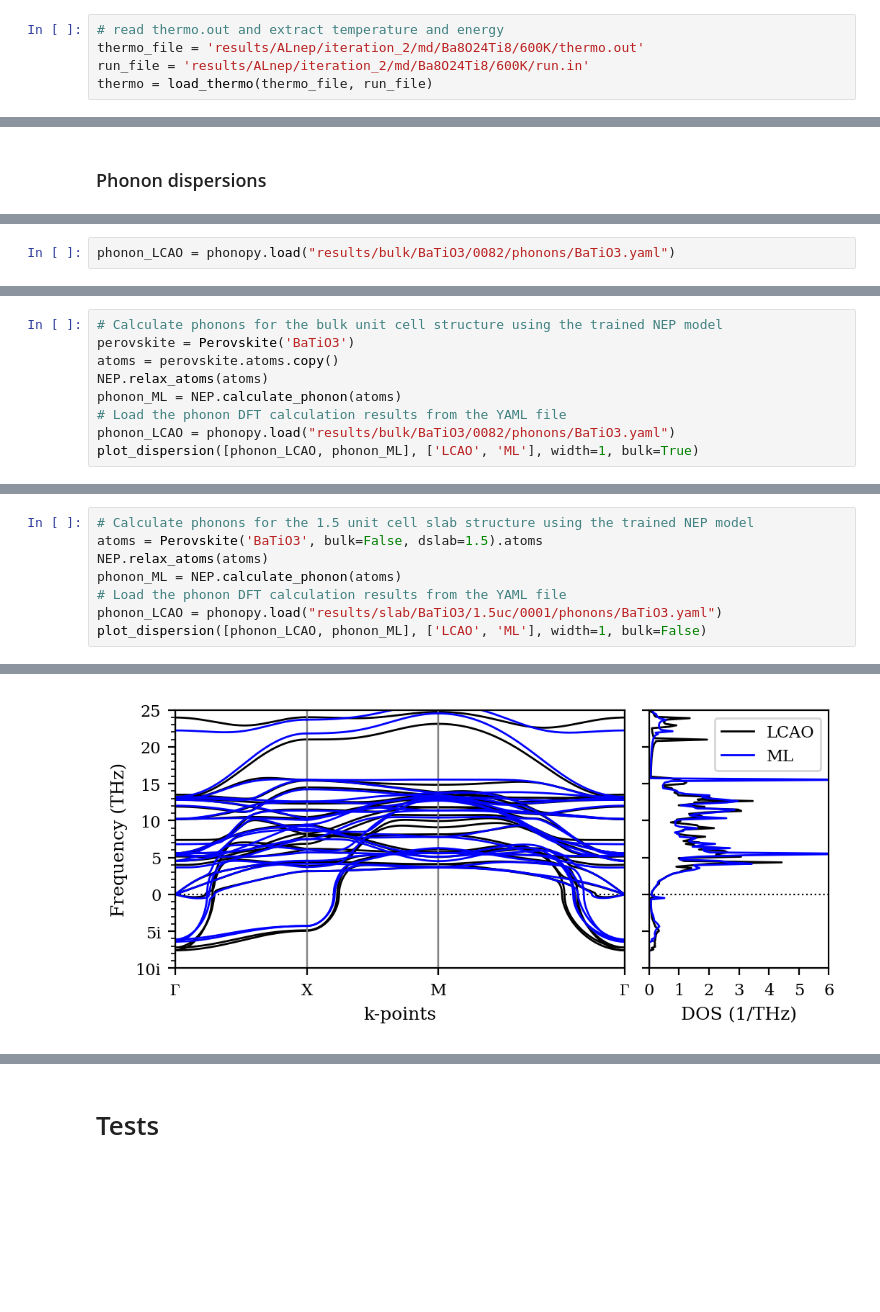
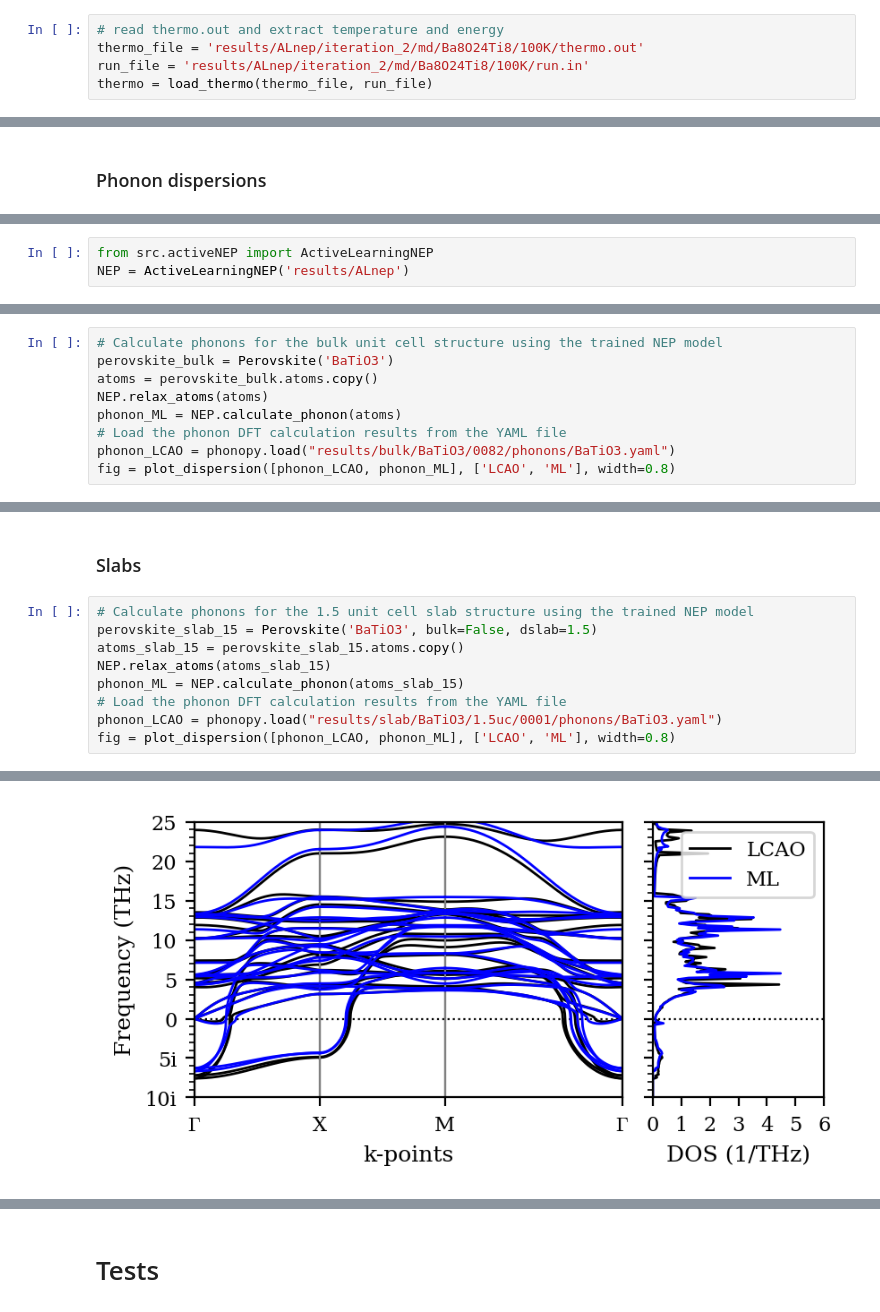
Before and after one commit to ThomasRavnborg/OxideSlabs, a Jupyter notebook: MLtraining.ipynb, the cells around one changed output, grey strips where cells are left out. Drawn from its saved outputs; the diff is of its cells as text; blank space fills up the shorter version.

```diff
--- a/MLtraining.ipynb
+++ b/MLtraining.ipynb
@@ -608,8 +627,8 @@ def load_thermo(thermo_file, run_file):
     }
 # %%
 # read thermo.out and extract temperature and energy
-thermo_file = 'results/ALnep/iteration_2/md/Ba8O24Ti8/600K/thermo.out'
-run_file = 'results/ALnep/iteration_2/md/Ba8O24Ti8/600K/run.in'
+thermo_file = 'results/ALnep/iteration_2/md/Ba8O24Ti8/100K/thermo.out'
+run_file = 'results/ALnep/iteration_2/md/Ba8O24Ti8/100K/run.in'
 thermo = load_thermo(thermo_file, run_file)
 # %%
 plt.plot(thermo['t'], thermo['T'])
@@ -1258,2 +1238,0 @@ np_bands is a NpzFile object
-# %%
-phonon_LCAO = phonopy.load("results/bulk/BaTiO3/0082/phonons/BaTiO3.yaml")
@@ -1263,0 +1239,3 @@ plot_dispersion([phonon_LCAO, phonon_LCAO], ['test', 'test2'], multiple=False)
+# %%
+from src.activeNEP import ActiveLearningNEP
+NEP = ActiveLearningNEP('results/ALnep')
@@ -1264,11 +1248,11 @@ plot_dispersion([phonon_LCAO, phonon_LCAO], ['test', 'test2'], multiple=False)
 # %%
 # Calculate phonons for the bulk unit cell structure using the trained NEP model
-perovskite = Perovskite('BaTiO3')
-atoms = perovskite.atoms.copy()
+perovskite_bulk = Perovskite('BaTiO3')
+atoms = perovskite_bulk.atoms.copy()
 NEP.relax_atoms(atoms)
 phonon_ML = NEP.calculate_phonon(atoms)
 # Load the phonon DFT calculation results from the YAML file
 phonon_LCAO = phonopy.load("results/bulk/BaTiO3/0082/phonons/BaTiO3.yaml")
-plot_dispersion([phonon_LCAO, phonon_ML], ['LCAO', 'ML'], width=1, bulk=True)
+fig = plot_dispersion([phonon_LCAO, phonon_ML], ['LCAO', 'ML'], width=0.8)
 # %% [output]
       Step     Time          Energy          fmax
@@ -1784,10 +1726,13 @@ plot_imag_freq(strains, barriers, y_unit='meV')
+# %% [markdown]
+### Slabs
 # %%
 # Calculate phonons for the 1.5 unit cell slab structure using the trained NEP model
-atoms = Perovskite('BaTiO3', bulk=False, dslab=1.5).atoms
-NEP.relax_atoms(atoms)
-phonon_ML = NEP.calculate_phonon(atoms)
+perovskite_slab_15 = Perovskite('BaTiO3', bulk=False, dslab=1.5)
+atoms_slab_15 = perovskite_slab_15.atoms.copy()
+NEP.relax_atoms(atoms_slab_15)
+phonon_ML = NEP.calculate_phonon(atoms_slab_15)
 # Load the phonon DFT calculation results from the YAML file
 phonon_LCAO = phonopy.load("results/slab/BaTiO3/1.5uc/0001/phonons/BaTiO3.yaml")
-plot_dispersion([phonon_LCAO, phonon_ML], ['LCAO', 'ML'], width=1, bulk=False)
+fig = plot_dispersion([phonon_LCAO, phonon_ML], ['LCAO', 'ML'], width=0.8)
 # %% [output]
       Step     Time          Energy          fmax
@@ -1809 +1752 @@ BFGS:   14 12:39:28      -70.374366        0.000000
-[figure, old version]
+[figure, new version]
```
Also changed, not shown: parts of 50 cells of this notebook.
